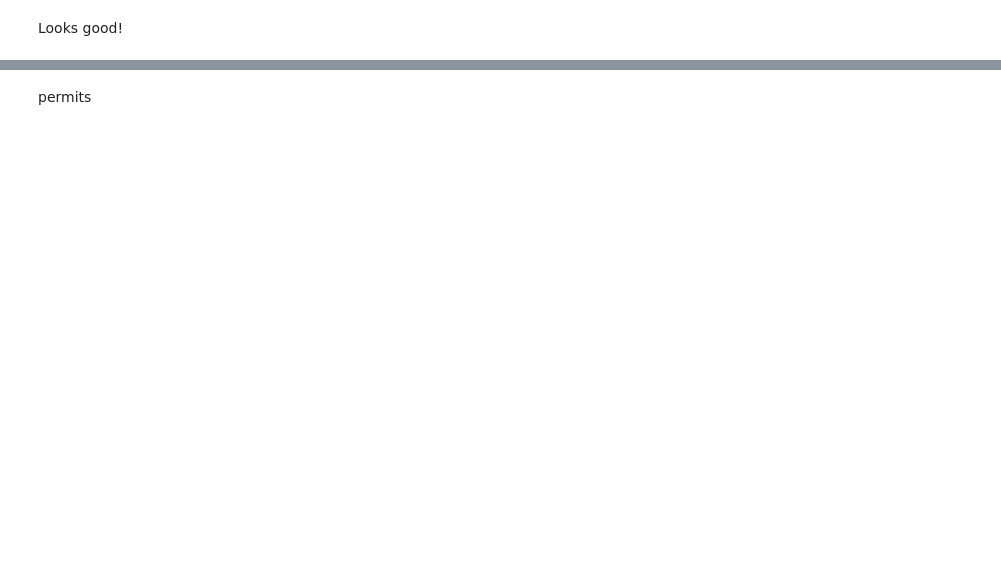
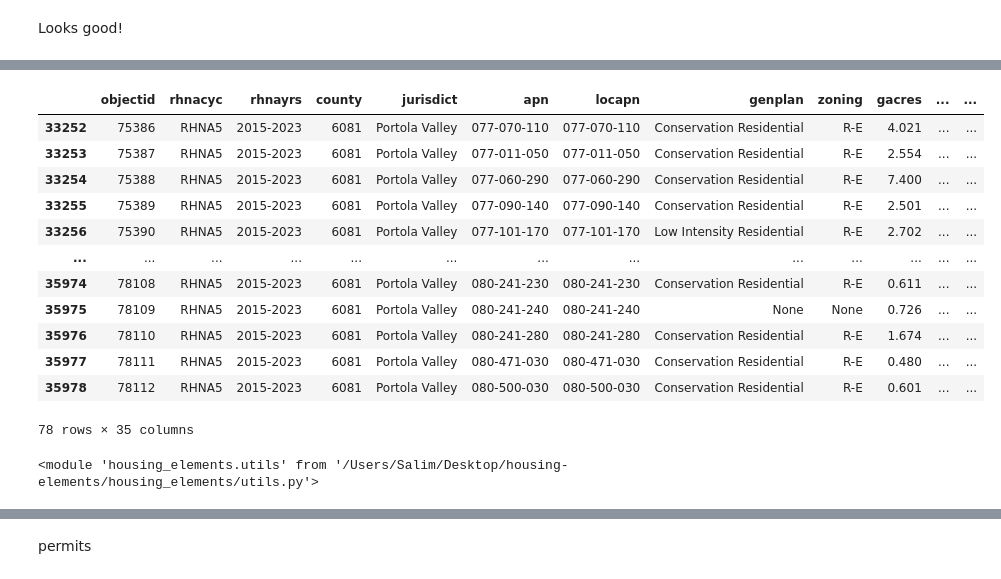
Before and after one commit to YIMBYdata/housing-elements, a Jupyter notebook: Test helper functions - ABAG permits dataset.ipynb, the cells around one changed output, grey strips where cells are left out. Saved outputs shown, nothing was run; the diff lists cells and outputs as text; code cells hidden in the pictures; blank space fills up the shorter version.

```diff
--- a/Test helper functions - ABAG permits dataset.ipynb
+++ b/Test helper functions - ABAG permits dataset.ipynb
@@ -278,2 +74,0 @@ sj_sites
-# %%
-la_sites = utils.load_site_inventory('Los Altos')
@@ -283,0 +75,6 @@ DF shape (57, 19)
+# %%
+import numpy as np
+df = gpd.read_file(
+        "./data/raw_data/housing_sites/xn--Bay_Area_Housing_Opportunity_Sites_Inventory__20072023_-it38a.shp"
+    )
+sites = df.query(f'jurisdict == "Windsor" and rhnacyc == "RHNA5"').copy()
@@ -283,0 +93,3 @@ DF shape (57, 19)
+# %%
+sites = utils.remove_units_in_allowden(sites)
+sites = utils.remove_range_in_allowden(sites)
@@ -283,0 +107,16 @@ DF shape (57, 19)
+# %%
+sites
+# %% [output]
+|  | objectid | rhnacyc | rhnayrs | county | jurisdict | apn | locapn | genplan | zoning | gacres | ... | ... |
+| 33252 | 75386 | RHNA5 | 2015-2023 | 6081 | Portola Valley | 077-070-110 | 077-070-110 | Conservation Residential | R-E | 4.021 | ... | ... |
+| 33253 | 75387 | RHNA5 | 2015-2023 | 6081 | Portola Valley | 077-011-050 | 077-011-050 | Conservation Residential | R-E | 2.554 | ... | ... |
+| 33254 | 75388 | RHNA5 | 2015-2023 | 6081 | Portola Valley | 077-060-290 | 077-060-290 | Conservation Residential | R-E | 7.400 | ... | ... |
+| 33255 | 75389 | RHNA5 | 2015-2023 | 6081 | Portola Valley | 077-090-140 | 077-090-140 | Conservation Residential | R-E | 2.501 | ... | ... |
+| 33256 | 75390 | RHNA5 | 2015-2023 | 6081 | Portola Valley | 077-101-170 | 077-101-170 | Low Intensity Residential | R-E | 2.702 | ... | ... |
+| ... | ... | ... | ... | ... | ... | ... | ... | ... | ... | ... | ... | ... |
+| 35974 | 78108 | RHNA5 | 2015-2023 | 6081 | Portola Valley | 080-241-230 | 080-241-230 | Conservation Residential | R-E | 0.611 | ... | ... |
+| 35975 | 78109 | RHNA5 | 2015-2023 | 6081 | Portola Valley | 080-241-240 | 080-241-240 | None | None | 0.726 | ... | ... |
+| 35976 | 78110 | RHNA5 | 2015-2023 | 6081 | Portola Valley | 080-241-280 | 080-241-280 | Conservation Residential | R-E | 1.674 | ... | ... |
+| 35977 | 78111 | RHNA5 | 2015-2023 | 6081 | Portola Valley | 080-471-030 | 080-471-030 | Conservation Residential | R-E | 0.480 | ... | ... |
+| 35978 | 78112 | RHNA5 | 2015-2023 | 6081 | Portola Valley | 080-500-030 | 080-500-030 | Conservation Residential | R-E | 0.601 | ... | ... |
+78 rows × 35 columns
@@ -283,0 +125,5 @@ DF shape (57, 19)
+# %%
+from importlib import reload
+reload(utils)
+# %% [output]
+<module 'housing_elements.utils' from '/Users/Salim/Desktop/housing-elements/housing_elements/utils.py'>
```
Also changed, not shown: parts of 29 cells of this notebook, 1 other file.
